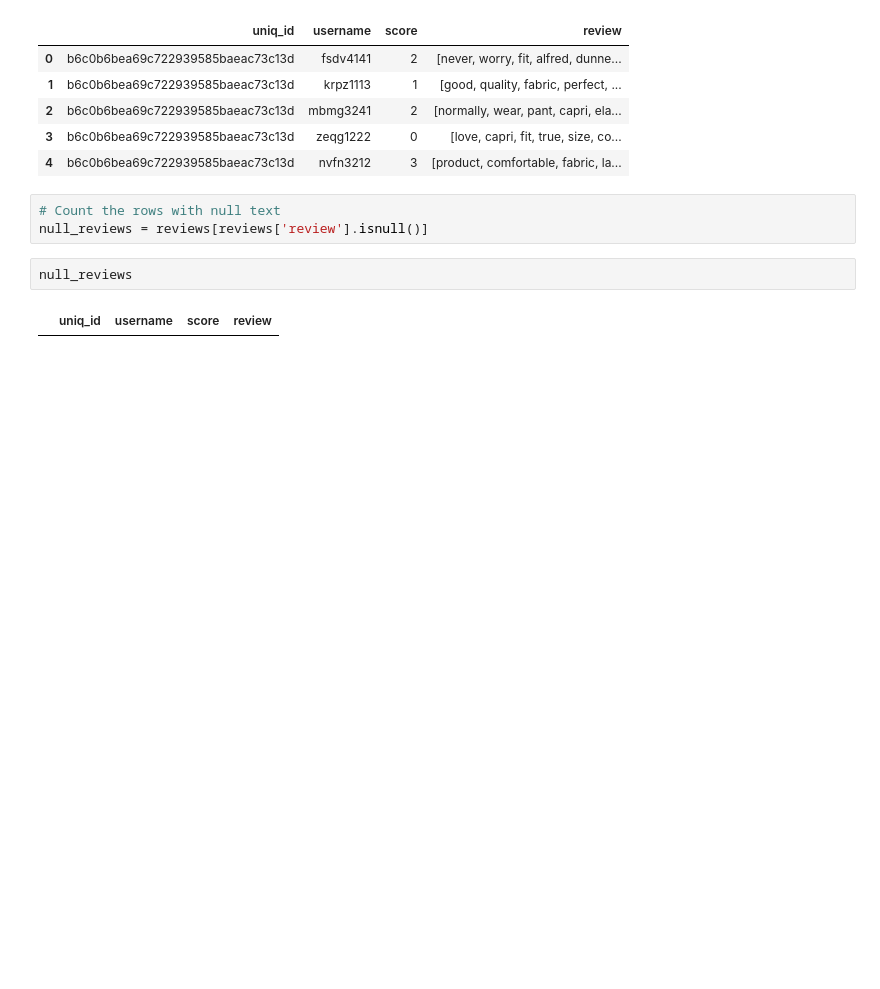
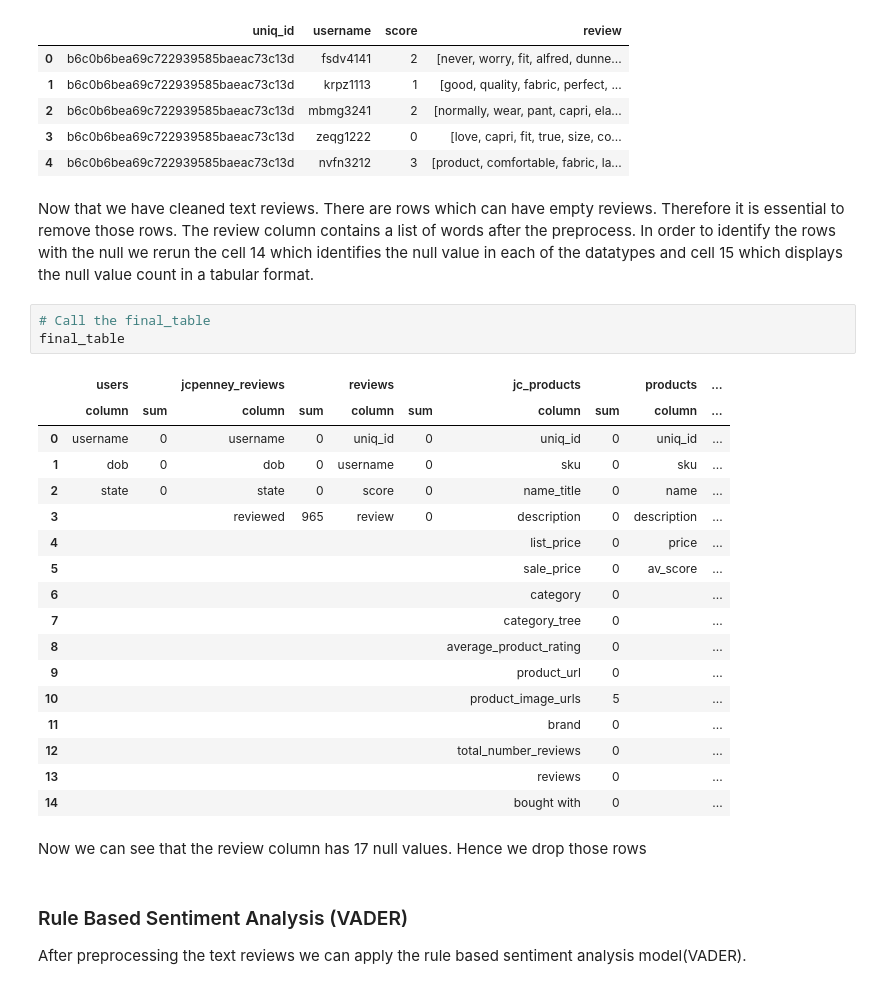
Before and after one commit to Malki9/3601763_BD2, a Jupyter notebook: 3601763_BD2.ipynb, the cells around one changed output. Cells and saved outputs as stored; diff of their text form; blank space fills up the shorter version.

```diff
--- a/3601763_BD2.ipynb
+++ b/3601763_BD2.ipynb
@@ -530,10 +536,32 @@ reviews.head()
 | 2 | b6c0b6bea69c722939585baeac73c13d | mbmg3241 | 2 | [normally, wear, pant, capri, ela... |
 | 3 | b6c0b6bea69c722939585baeac73c13d | zeqg1222 | 0 | [love, capri, fit, true, size, co... |
 | 4 | b6c0b6bea69c722939585baeac73c13d | nvfn3212 | 3 | [product, comfortable, fabric, la... |
-# %%
-# Count the rows with null text
-null_reviews = reviews[reviews['review'].isnull()]
-# %%
-null_reviews
-# %% [output]
-|  | uniq_id | username | score | review |
+# %% [markdown]
+Now that we have cleaned text reviews. There are rows which can have empty reviews. Therefore it is essential to remove those rows. The review column contains a list of words after the preprocess. In order to identify the rows with the null we rerun the cell 14 which identifies the null value in each of the datatypes and cell 15 which displays the null value count in a tabular format.
+# %%
+# Call the final_table
+final_table
+# %% [output]
+|  | users |  | jcpenney_reviews |  | reviews |  | jc_products |  | products | ... |
+|  | column | sum | column | sum | column | sum | column | sum | column | ... |
+| 0 | username | 0 | username | 0 | uniq_id | 0 | uniq_id | 0 | uniq_id | ... |
+| 1 | dob | 0 | dob | 0 | username | 0 | sku | 0 | sku | ... |
+| 2 | state | 0 | state | 0 | score | 0 | name_title | 0 | name | ... |
+| 3 |  |  | reviewed | 965 | review | 0 | description | 0 | description | ... |
+| 4 |  |  |  |  |  |  | list_price | 0 | price | ... |
+| 5 |  |  |  |  |  |  | sale_price | 0 | av_score | ... |
+| 6 |  |  |  |  |  |  | category | 0 |  | ... |
+| 7 |  |  |  |  |  |  | category_tree | 0 |  | ... |
+| 8 |  |  |  |  |  |  | average_product_rating | 0 |  | ... |
+| 9 |  |  |  |  |  |  | product_url | 0 |  | ... |
+| 10 |  |  |  |  |  |  | product_image_urls | 5 |  | ... |
+| 11 |  |  |  |  |  |  | brand | 0 |  | ... |
+| 12 |  |  |  |  |  |  | total_number_reviews | 0 |  | ... |
+| 13 |  |  |  |  |  |  | reviews | 0 |  | ... |
+| 14 |  |  |  |  |  |  | bought with | 0 |  | ... |
+# %% [markdown]
+Now we can see that the review column has 17 null values. Hence we drop those rows
+# %% [markdown]
+### Rule Based Sentiment Analysis (VADER)
+
+After preprocessing the text reviews we can apply the rule based sentiment analysis model(VADER).
```
Also changed, not shown: parts of 6 cells of this notebook.
